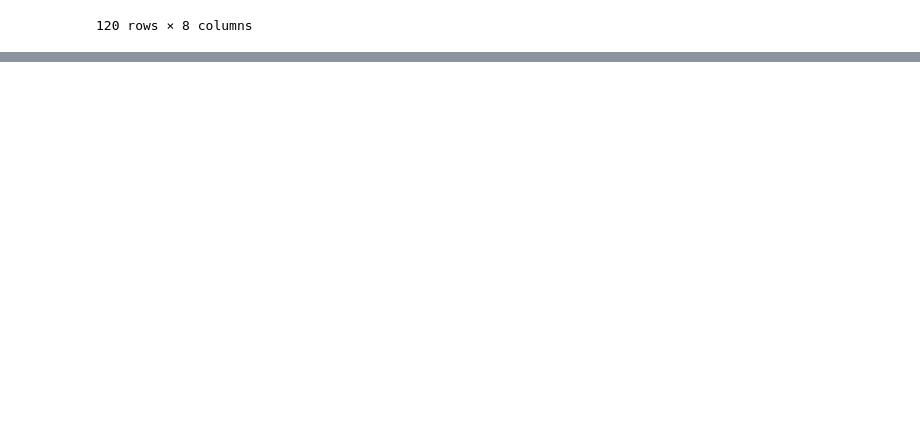
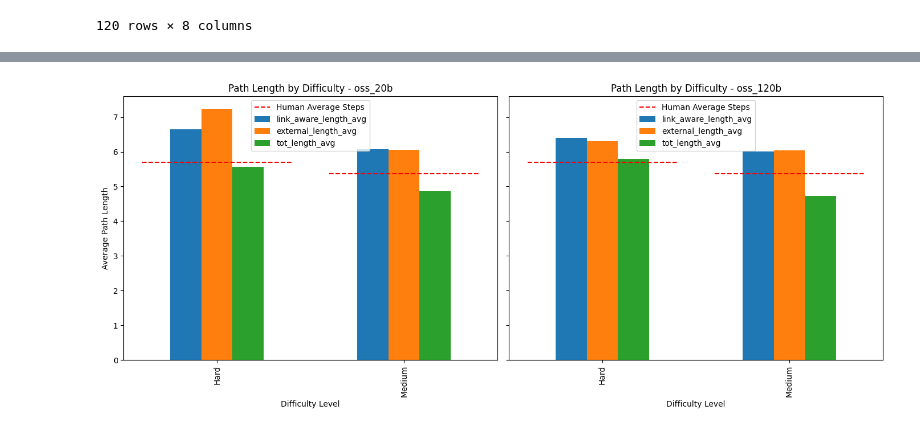
Before and after one commit to au-nlp/project-milestone-p2-group11, a Jupyter notebook: main.ipynb, the cells around one changed output, grey strips where cells are left out. Cells and saved outputs as stored; diff of their text form; code cells hidden in the pictures; blank space fills up the shorter version.

```diff
--- a/main.ipynb
+++ b/main.ipynb
@@ -781,0 +963,47 @@ agent.generate_llm_paths(df_for_experiment)
+# %%
+avg_steps_list = []
+for idx, row in llm_path_stats.iterrows():
+    start = row['start']
+    destination = row['destination']
+    match = agg_df[(agg_df['start'] == start) & (agg_df['destination'] == destination)]
+    if not match.empty:
+        avg_steps_list.append(match['path_length'].values[0])
+    else:
+        avg_steps_list.append(None)
+llm_path_stats['human_avg_steps'] = avg_steps_list
+# %%
+llm_length_summary = llm_path_stats.groupby(['model', 'difficulty']).agg(
+    link_aware_length_avg=('link_aware_steps', 'mean'),
+    external_length_avg=('external_info_steps', 'mean'),
+    tot_length_avg=('tot_steps', 'mean'),
+    human_avg_steps_avg=('human_avg_steps',
+    'mean')
+).reset_index()
+fig, axes = plt.subplots(1, 2, figsize=(14, 6), sharey=True)
+for i, model in enumerate(models_order):
+    ax = axes[i]
+    group = llm_length_summary[llm_length_summary['model'] == model]
+    if group.empty:
+        ax.axis('off')
+        continue
+    group.plot(
+        x='difficulty',
+        y=['link_aware_length_avg', 'external_length_avg', 'tot_length_avg'],
+        kind='bar',
+        ax=ax,
+        title=f'Path Length by Difficulty - {model}',
+        ylabel='Average Path Length',
+        xlabel='Difficulty Level',
+        legend=True
+    )
+    for _, row in group.iterrows():
+        difficulty = row['difficulty']
+        human_length = row['human_avg_steps_avg']
+        if pd.notna(human_length):
+            ax.hlines(y=human_length, xmin=all_difficulties.index(difficulty) - 0.4, xmax=all_difficulties.index(difficulty) + 0.4, colors='red', linestyles='dashed', label='Human Average Steps' if difficulty == all_difficulties[0] else "")
+
+    ax.legend()
+plt.tight_layout()
+plt.show()
+# %% [output]
+[figure, added]
```
Also changed, not shown: parts of 24 cells of this notebook.
